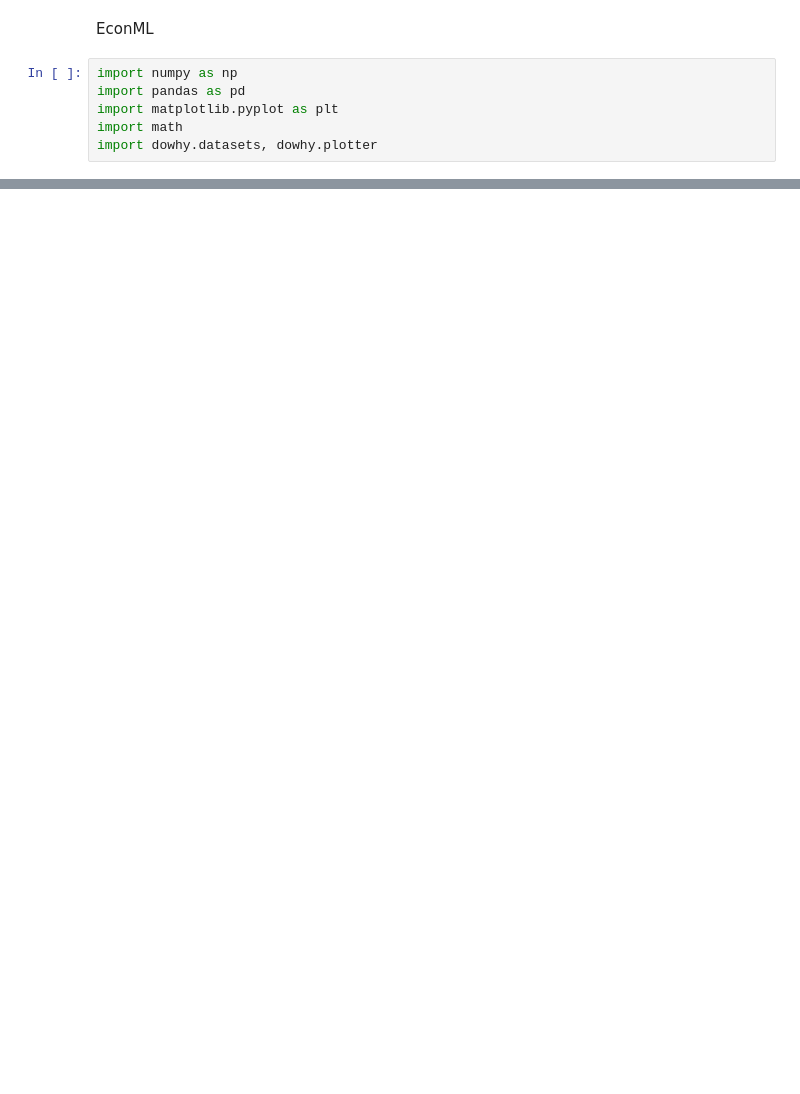
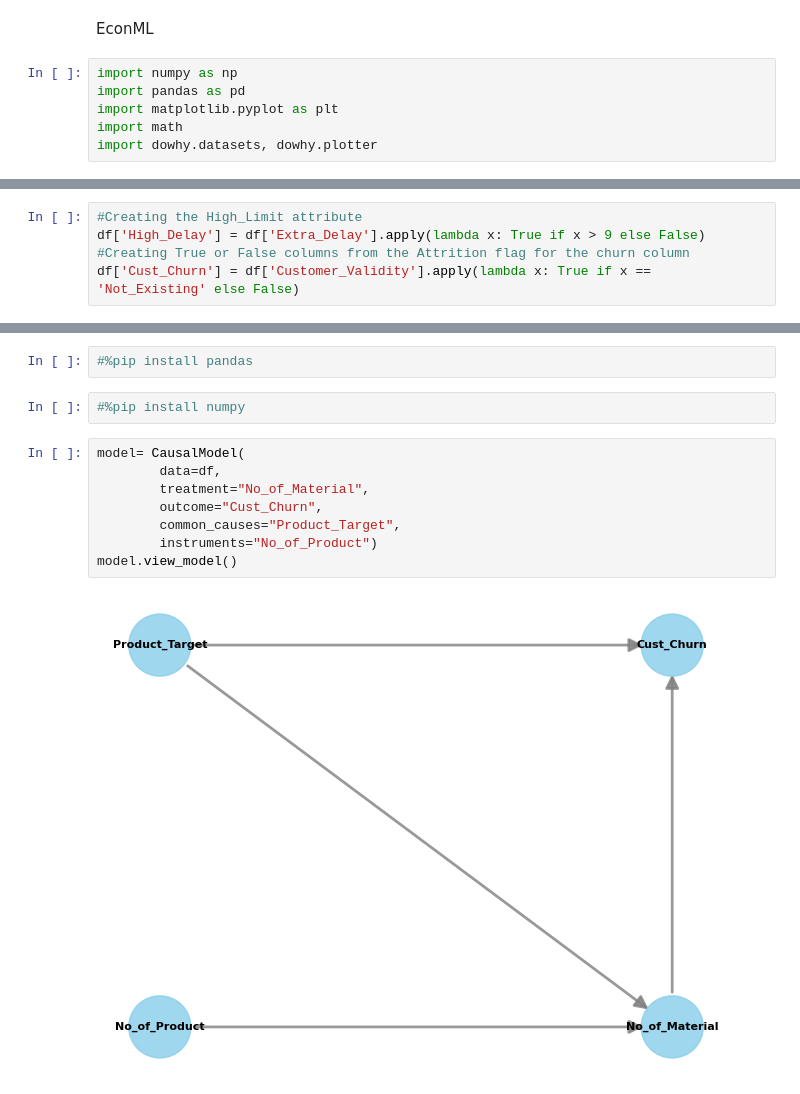
Before and after one commit to Subhiksha-RM/SC_DoWhy, a Jupyter notebook: EconML_example.ipynb, the cells around one changed output, grey strips where cells are left out. Drawn from its saved outputs; the diff is of its cells as text; blank space fills up the shorter version.

```diff
--- a/EconML_example.ipynb
+++ b/EconML_example.ipynb
@@ -361,0 +490,5 @@ p value:0.3761016729853599
+# %%
+#Creating the High_Limit attribute
+df['High_Delay'] = df['Extra_Delay'].apply(lambda x: True if x > 9 else False)
+#Creating True or False columns from the Attrition flag for the churn column
+df['Cust_Churn'] = df['Customer_Validity'].apply(lambda x: True if x == 'Not_Existing' else False)
@@ -361,0 +515,14 @@ p value:0.3761016729853599
+# %%
+#%pip install pandas
+# %%
+#%pip install numpy
+# %%
+model= CausalModel(
+        data=df,
+        treatment="No_of_Material",
+        outcome="Cust_Churn",
+        common_causes="Product_Target",
+        instruments="No_of_Product")
+model.view_model()
+# %% [output]
+[figure, added]
```
Also changed, not shown: parts of 26 cells of this notebook, 4 other files.
